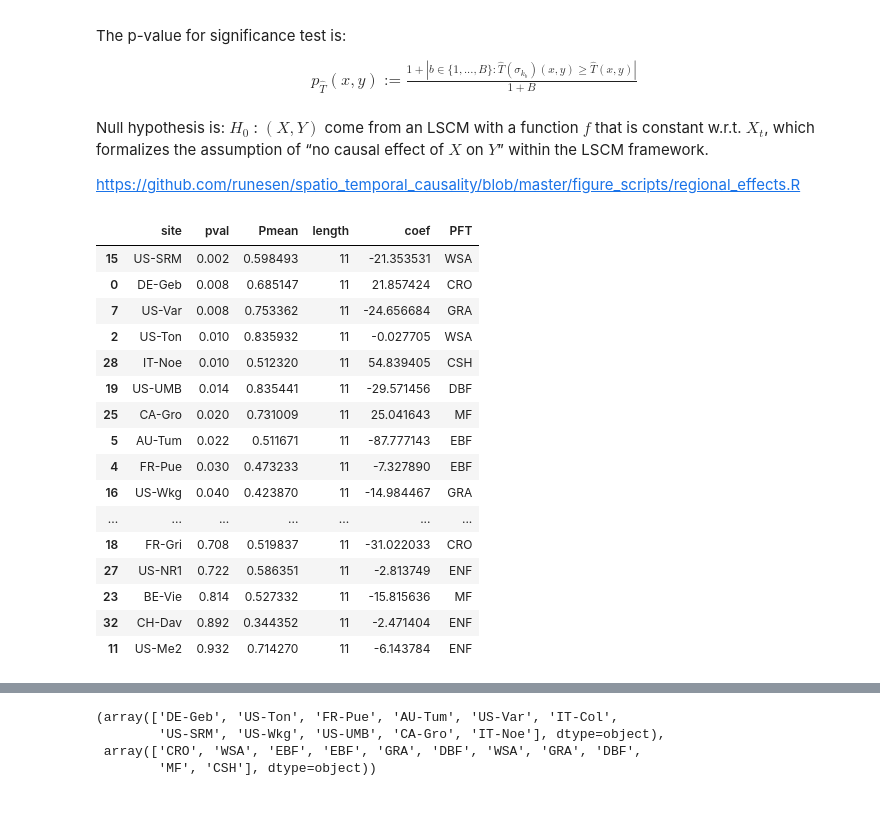
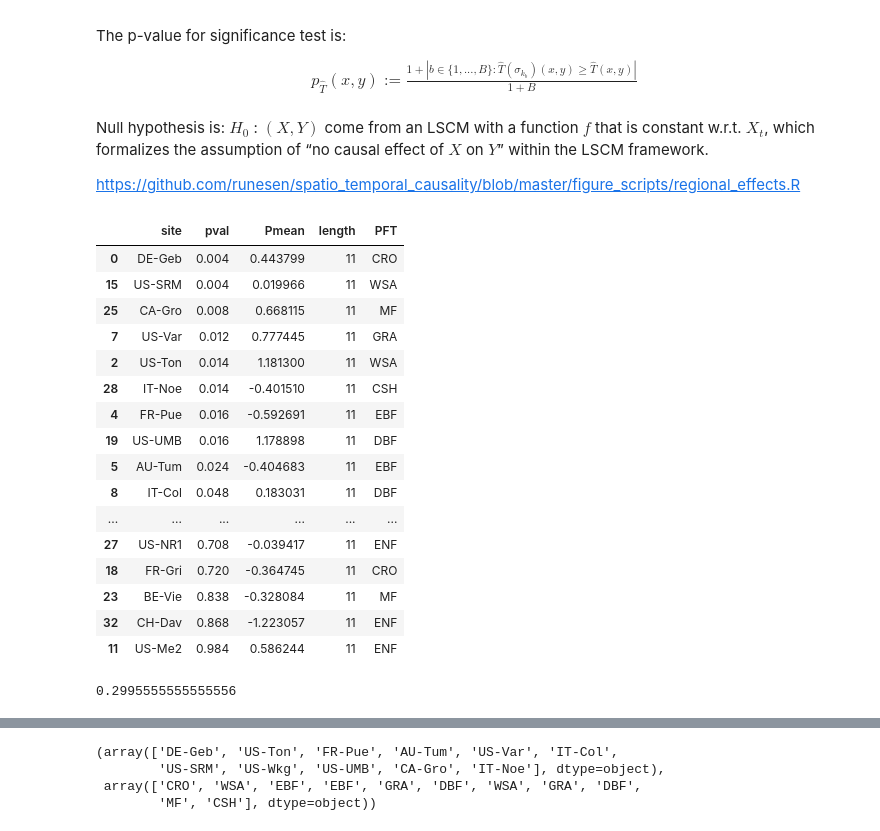
Before and after one commit to YuHuang3019/Applied_Causality, a Jupyter notebook: spatiotemporal_EF-GPP.ipynb, the cells around one changed output, grey strips where cells are left out. Saved outputs shown, nothing was run; the diff lists cells and outputs as text; code cells hidden in the pictures.

```diff
--- a/spatiotemporal_EF-GPP.ipynb
+++ b/spatiotemporal_EF-GPP.ipynb
@@ -159,10 +172,10 @@ data = data[['GPP_NT_VUT_REF', 'GPP_DT_VUT_REF', 'SWC_F_MDS_1', 'H_F_MDS', 'H_CO
 
 # there is no soil water content in the data 'SWC_F_MDS_#'
 
-# data = (data - data.mean())/data.std()
 data = data.loc[(data.GPP_NT_VUT_REF != flag)&(data.SWC_F_MDS_1 != flag)]
 data['EF_CORR'] = data['LE_CORR']/(data['LE_CORR']+data['H_CORR'])
 data['EF_F_MDS'] = data['LE_F_MDS']/(data['LE_F_MDS']+data['H_F_MDS'])
+data = (data - data.mean())/data.std()
 print('data length in years from this site: ', len(data))
 
 ### plt.scatter(data.P_F, data.NEE_CUT_REF, label = 'P_F NEE CUT REF', alpha = 0.5)
@@ -331,6 +351,14 @@ Y = data_allsites[yname].values.ravel()
 model = LinearRegression().fit(X.reshape(-1, 1), Y.reshape(-1, 1))
 a = model.intercept_
 b = model.coef_[0]
+
+from scipy import stats
+sse = np.sum((model.predict(X.reshape(len(X), 1)) - Y.reshape(-1, 1)) ** 2, axis=0) / float(X.reshape(len(X), 1).shape[0] - X.reshape(len(X), 1).shape[1])
+se = np.array([np.sqrt(np.diagonal(sse[i] * np.linalg.inv(np.dot(X.reshape(len(X), 1).T, X.reshape(len(X), 1))))) for i in range(sse.shape[0])])
+t = b / se
+p = 2 * (1 - stats.t.cdf(np.abs(t), Y.reshape(-1, 1).shape[0] - X.reshape(len(X), 1).shape[1]))
+p.mean()
+
 x_increments = np.linspace(X.min(), X.max(), 100)
 # x_increments = np.arange(-2,2,100)
 
@@ -341,14 +369,14 @@ for i in range(bhat_data.shape[0]):
     bhat_d = bhat_data[i]
     sns.lineplot(x = x_increments, y = bhat_d[0] + x_increments * bhat_d[1], color='blue', linewidth=0.5, alpha=0.3, ax=ax)
 
-sns.lineplot(x = X, y = b_causal_data[0] + b_causal_data[1]*X, color='green', linewidth=2, linestyle='--', label='avg estimation at each site', ax=ax)
-sns.lineplot(x = X, y = a + b*X, color='red', linewidth=2, linestyle='--', label='estimation with all sites', ax=ax)
+sns.lineplot(x = X, y = b_causal_data[0] + b_causal_data[1]*X, color='green', linewidth=2, linestyle='--', label='avg estimation at each site, p = 0.002', ax=ax)
+sns.lineplot(x = X, y = a + b*X, color='red', linewidth=2, linestyle='--', label='estimation with all sites, p = 0.00', ax=ax)
 
 ax.set_xlabel(xname)
 # ax.set_xlim([0, X.max()])
 ax.set_ylabel(yname)
 ax.set_title('all PFT, all '+str(len(data_allsites.index.unique()))+ ' sites with >= 10 yrs data')
-ax.annotate("The estimated causal coefficients: \n a = {:.2f}, b = {:.2f}".format(b_causal_data[0].item(), b_causal_data[1].item()), xy = (200, -1000))
+# ax.annotate("The estimated causal coefficients: \n a = {:.2f}, b = {:.2f}".format(b_causal_data[0].item(), b_causal_data[1].item()), xy = (200, -1000))
 ax.annotate("The estimated causal coefficients: \n a = {:.2f}, b = {:.2f}".format(b_causal_data[0].item(), b_causal_data[1].item()), xy = (0.4, -1000))
 plt.show()
 # %% [output]
@@ -381,10 +409,11 @@ from itertools import product
 from sklearn.utils import resample
 # random.sample(range(n), n)
 
-df = data_allsites.copy()
+df = (data_allsites - data_allsites.mean())/data_allsites.std()
+# df = data_allsites.copy()
 # %%
 # this is to compute the linear regression for each site
-def bhat(data_allsites, xname, yname, b, M):
+def bhat(data_allsites, xname, yname, b, M, scale = True):
     from sklearn.utils import resample
     # N: site number
     results = list()
@@ -395,17 +424,13 @@ def bhat(data_allsites, xname, yname, b, M):
         zz = np.arange(M)
     else:  # resampled data
         zz = resample(np.arange(M), replace=True)
-        # zz = resample(np.arange(Xs), replace=True)
-        # rng = np.random.default_rng()
-        # zz = rng.choice(M, size=M, replace=False)
 
     for s, sname in enumerate(sites):
         Xs = data_allsites.loc[sname][xname].values
         Ys = data_allsites.loc[sname][yname].values
-        # if scale
-        # Xs = (Xs - np.mean(Xs))/np.std(Xs)
-        # Ys = (Ys - np.mean(Ys))/np.std(Ys)
-        # Xs = Xs[zz]
+        if scale:
+            Xs = (Xs - np.mean(Xs))/np.std(Xs)
+            Ys = (Ys - np.mean(Ys))/np.std(Ys)
         Ys = Ys[zz]
         model = LinearRegression().fit(Xs.reshape(-1, 1), Ys.reshape(-1, 1))
         results.append([model.intercept_, model.coef_[0]])
@@ -419,49 +444,54 @@ ns = df.index.nunique()
 B = 999
 M = 11
 N = 36
+
 test_stats_boot = []
 sites = data_allsites.index.unique()
 for b in range(B + 1):
-    ts = bhat(df, xname, yname, b, M)
+    ts = bhat(df, xname, yname, b, M, scale = True) # site-level specific scale
     if len(ts) != ns:
         ts = np.full(ns, np.nan)
     test_stats_boot.append(ts)
 
 test_stats_boot_df = pd.DataFrame(test_stats_boot, columns = sites) # columns=[f'ts_{i}' for i in range(1, ns + 1)])
 # print(test_stats_boot_df)
 
 # Function to calculate p-value
 def pvfun(t, na_rm=False):
     t_data = t.loc[0]
     t_boot = t.loc[1:]
     b_non_na = np.sum(~np.isnan(t_boot))
     min_p_value = min(1, 2 * min((1 + np.sum(t_boot <= t_data)) / (1 + b_non_na), (1 + np.sum(t_boot >= t_data)) / (1 + b_non_na)))
     return min_p_value
 
 # Apply the pvfun function to compute p-values for each site
 pv = test_stats_boot_df.apply(pvfun, axis=0).reset_index()
 pv.columns = ['site', 'pval']
 pv['site'] = df.index.unique()
 pv['Pmean'] = df.reset_index().groupby('site').mean()[xname].values
 pv['length'] = df.reset_index().groupby('site').count()[xname].values
-pv['coef'] = test_stats_boot_df.loc[1:].mean(axis=0).values # random coef
+# pv['coef'] = test_stats_boot_df.loc[1:].mean(axis=0).values # random coef
 pv['PFT'] = [meta_data.loc[meta_data.SITE_ID == i]['IGBP'].values[0] for i in pv.site]
 pv.sort_values('pval')
 # %% [output]
-|  | site | pval | Pmean | length | coef | PFT |
-| 15 | US-SRM | 0.002 | 0.598493 | 11 | -21.353531 | WSA |
-| 0 | DE-Geb | 0.008 | 0.685147 | 11 | 21.857424 | CRO |
-| 7 | US-Var | 0.008 | 0.753362 | 11 | -24.656684 | GRA |
-| 2 | US-Ton | 0.010 | 0.835932 | 11 | -0.027705 | WSA |
-| 28 | IT-Noe | 0.010 | 0.512320 | 11 | 54.839405 | CSH |
-| 19 | US-UMB | 0.014 | 0.835441 | 11 | -29.571456 | DBF |
-| 25 | CA-Gro | 0.020 | 0.731009 | 11 | 25.041643 | MF |
-| 5 | AU-Tum | 0.022 | 0.511671 | 11 | -87.777143 | EBF |
-| 4 | FR-Pue | 0.030 | 0.473233 | 11 | -7.327890 | EBF |
-| 16 | US-Wkg | 0.040 | 0.423870 | 11 | -14.984467 | GRA |
-| ... | ... | ... | ... | ... | ... | ... |
-| 18 | FR-Gri | 0.708 | 0.519837 | 11 | -31.022033 | CRO |
-| 27 | US-NR1 | 0.722 | 0.586351 | 11 | -2.813749 | ENF |
-| 23 | BE-Vie | 0.814 | 0.527332 | 11 | -15.815636 | MF |
-| 32 | CH-Dav | 0.892 | 0.344352 | 11 | -2.471404 | ENF |
-| 11 | US-Me2 | 0.932 | 0.714270 | 11 | -6.143784 | ENF |
+|  | site | pval | Pmean | length | PFT |
+| 0 | DE-Geb | 0.004 | 0.443799 | 11 | CRO |
+| 15 | US-SRM | 0.004 | 0.019966 | 11 | WSA |
+| 25 | CA-Gro | 0.008 | 0.668115 | 11 | MF |
+| 7 | US-Var | 0.012 | 0.777445 | 11 | GRA |
+| 2 | US-Ton | 0.014 | 1.181300 | 11 | WSA |
+| 28 | IT-Noe | 0.014 | -0.401510 | 11 | CSH |
+| 4 | FR-Pue | 0.016 | -0.592691 | 11 | EBF |
+| 19 | US-UMB | 0.016 | 1.178898 | 11 | DBF |
+| 5 | AU-Tum | 0.024 | -0.404683 | 11 | EBF |
+| 8 | IT-Col | 0.048 | 0.183031 | 11 | DBF |
+| ... | ... | ... | ... | ... | ... |
+| 27 | US-NR1 | 0.708 | -0.039417 | 11 | ENF |
+| 18 | FR-Gri | 0.720 | -0.364745 | 11 | CRO |
+| 23 | BE-Vie | 0.838 | -0.328084 | 11 | MF |
+| 32 | CH-Dav | 0.868 | -1.223057 | 11 | ENF |
+| 11 | US-Me2 | 0.984 | 0.586244 | 11 | ENF |
+# %%
+pv.pval.mean()
+# %% [output]
+0.2995555555555556
```
Also changed, not shown: parts of 12 cells of this notebook.
